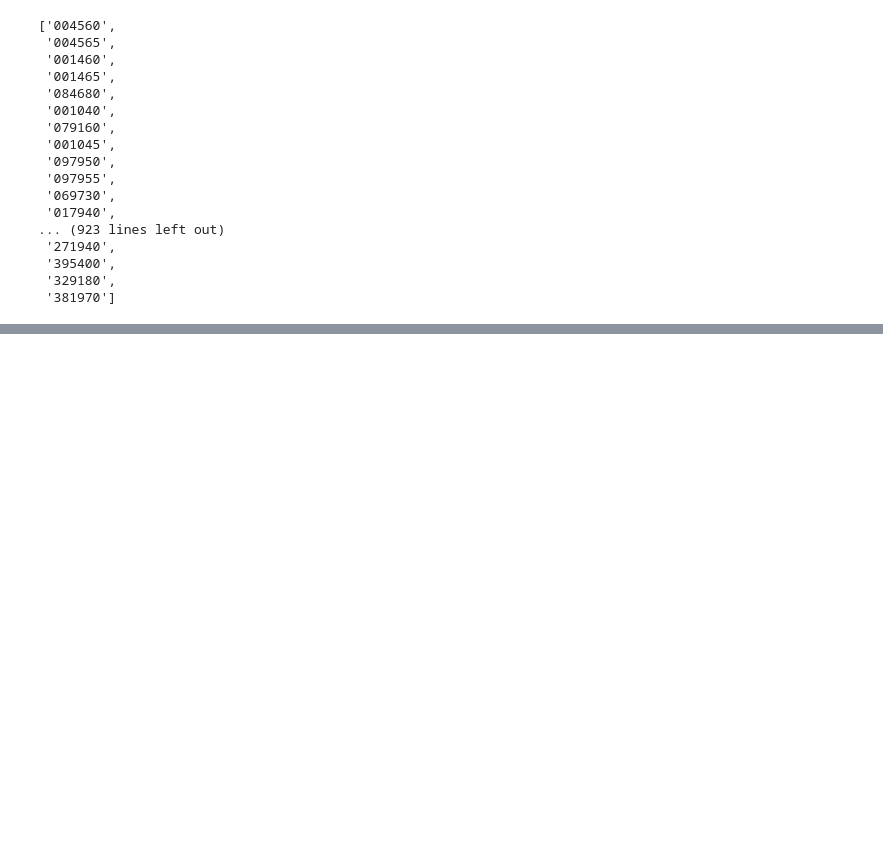
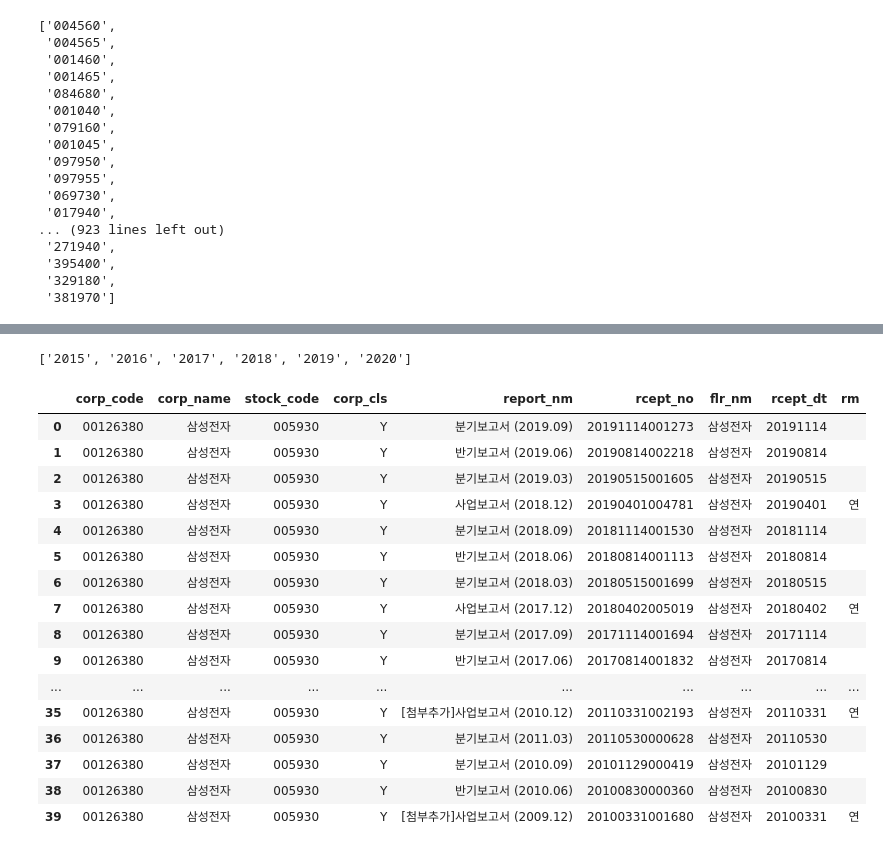
Before and after one commit to ajcltm/DataAPI, a Jupyter notebook: 211008_queryDataStock.ipynb, the cells around one changed output, grey strips where cells are left out. Saved outputs shown, nothing was run; the diff lists cells and outputs as text; code cells hidden in the pictures; blank space fills up the shorter version.

```diff
--- a/211008_queryDataStock.ipynb
+++ b/211008_queryDataStock.ipynb
@@ -163,0 +182,3 @@ TypeError: createDb() missing 2 required positional arguments: 'start' and 'end'
+# %%
+api_key = '92c176817e681dcc4ad263eb3fa5182792b0b7a3'
+dart = OpenDartReader(api_key)
@@ -163,0 +200,4 @@ TypeError: createDb() missing 2 required positional arguments: 'start' and 'end'
+# %%
+pd.concat(dfs).bsns_year.unique().tolist()
+# %% [output]
+['2015', '2016', '2017', '2018', '2019', '2020']
@@ -163,0 +219,20 @@ TypeError: createDb() missing 2 required positional arguments: 'start' and 'end'
+# %%
+dart.list('005930', start='1999-01-01', end='2019-12-31', kind='A', final=False).head(40)
+# %% [output]
+|  | corp_code | corp_name | stock_code | corp_cls | report_nm | rcept_no | flr_nm | rcept_dt | rm |
+| 0 | 00126380 | 삼성전자 | 005930 | Y | 분기보고서 (2019.09) | 20191114001273 | 삼성전자 | 20191114 |  |
+| 1 | 00126380 | 삼성전자 | 005930 | Y | 반기보고서 (2019.06) | 20190814002218 | 삼성전자 | 20190814 |  |
+| 2 | 00126380 | 삼성전자 | 005930 | Y | 분기보고서 (2019.03) | 20190515001605 | 삼성전자 | 20190515 |  |
+| 3 | 00126380 | 삼성전자 | 005930 | Y | 사업보고서 (2018.12) | 20190401004781 | 삼성전자 | 20190401 | 연 |
+| 4 | 00126380 | 삼성전자 | 005930 | Y | 분기보고서 (2018.09) | 20181114001530 | 삼성전자 | 20181114 |  |
+| 5 | 00126380 | 삼성전자 | 005930 | Y | 반기보고서 (2018.06) | 20180814001113 | 삼성전자 | 20180814 |  |
+| 6 | 00126380 | 삼성전자 | 005930 | Y | 분기보고서 (2018.03) | 20180515001699 | 삼성전자 | 20180515 |  |
+| 7 | 00126380 | 삼성전자 | 005930 | Y | 사업보고서 (2017.12) | 20180402005019 | 삼성전자 | 20180402 | 연 |
+| 8 | 00126380 | 삼성전자 | 005930 | Y | 분기보고서 (2017.09) | 20171114001694 | 삼성전자 | 20171114 |  |
+| 9 | 00126380 | 삼성전자 | 005930 | Y | 반기보고서 (2017.06) | 20170814001832 | 삼성전자 | 20170814 |  |
+| ... | ... | ... | ... | ... | ... | ... | ... | ... | ... |
+| 35 | 00126380 | 삼성전자 | 005930 | Y | [첨부추가]사업보고서 (2010.12) | 20110331002193 | 삼성전자 | 20110331 | 연 |
+| 36 | 00126380 | 삼성전자 | 005930 | Y | 분기보고서 (2011.03) | 20110530000628 | 삼성전자 | 20110530 |  |
+| 37 | 00126380 | 삼성전자 | 005930 | Y | 분기보고서 (2010.09) | 20101129000419 | 삼성전자 | 20101129 |  |
+| 38 | 00126380 | 삼성전자 | 005930 | Y | 반기보고서 (2010.06) | 20100830000360 | 삼성전자 | 20100830 |  |
+| 39 | 00126380 | 삼성전자 | 005930 | Y | [첨부추가]사업보고서 (2009.12) | 20100331001680 | 삼성전자 | 20100331 | 연 |
```
Also changed, not shown: parts of 7 cells of this notebook, 1 other file.
